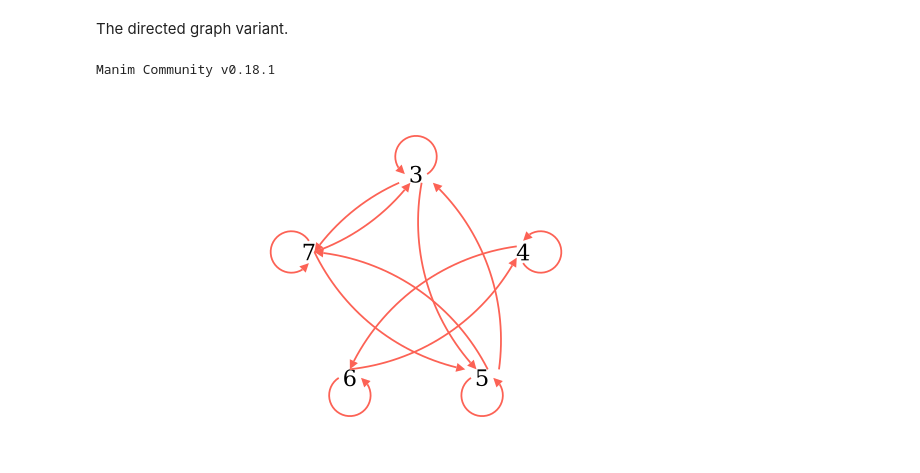
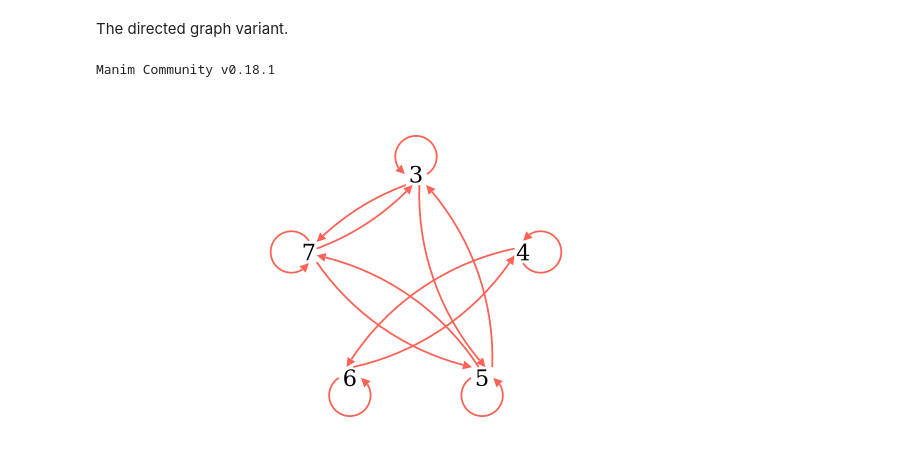
Before and after one commit to PhotonicGluon/NZQRC-Book, a Jupyter notebook: code/image_generation/part-0.ipynb, the cells around one changed output. Cells and saved outputs as stored; diff of their text form; code cells hidden in the pictures.

Commit message:
Improve directed graph of example 3.1.5 (i.e., figure 3.3(b))

```diff
--- a/code/image_generation/part-0.ipynb
+++ b/code/image_generation/part-0.ipynb
@@ -273,55 +273,76 @@ FONT_SIZE = 36
 RADIUS = 2.5  # Radius of pentagon
 OFFSET = np.pi / 2
 
+ELEMENT_POS_SHIFT = 0.05
 ARROW_STROKE_WIDTH = 4
-ARROW_START_SHIFT = 0.25
+ARROW_START_SHIFT = 0.15
 ARROW_TIP_SIZE = 0.2
 
 def pentagon_pos(i: int, offset: float = 0.0):
     return np.cos(-np.pi * 2 * i / 5 + offset), np.sin(-np.pi * 2 * i / 5 + offset)  # Done in clockwise manner
 
 
-class RelationDiagram(Scene):  # TODO: This can be improved...
+class RelationDiagram(Scene):
     def construct(self):
         # Create elements
         elements = ["3", "4", "5", "6", "7"]
         elements = [Text(elem, font_size=FONT_SIZE, color=BLACK) for elem in elements]
 
         # Determine element positions
         for i, elem in enumerate(elements):
             right, up = pentagon_pos(i, offset=OFFSET)
             elem.shift(right*RADIUS*RIGHT + up*RADIUS*UP)
 
+        element_reference_position = {
+            0: elements[0].get_bottom() + ELEMENT_POS_SHIFT*DOWN,
+            1: elements[1].get_left() + ELEMENT_POS_SHIFT*LEFT,
+            2: elements[2].get_top() + ELEMENT_POS_SHIFT*UP,
+            3: elements[3].get_top() + ELEMENT_POS_SHIFT*UP,
+            4: elements[4].get_right() + ELEMENT_POS_SHIFT*RIGHT
+        }
+
         # Add elements to a group
         elements = VGroup(*elements)
 
         # Create arrows
-        arrows = [
+        reflexive_arrows = [
             Arc(arc_center=elements[0].get_center() + 0.25*UP, start_angle=-np.pi/4, angle=3*np.pi/2, radius=0.35),
-            ArcBetweenPoints(elements[0].get_bottom() + (0.5*ARROW_START_SHIFT)*RIGHT, elements[2].get_top() + (0.5*ARROW_START_SHIFT)*LEFT, radius=5),
-            ArcBetweenPoints(elements[0].get_bottom() + (1.5*ARROW_START_SHIFT)*LEFT, elements[4].get_right(), radius=5),
             Arc(arc_center=elements[1].get_center() + 0.25*RIGHT, start_angle=-3*np.pi/4, angle=3*np.pi/2, radius=0.35),
-            ArcBetweenPoints(elements[1].get_left() + (0.5*ARROW_START_SHIFT)*UP, elements[3].get_top(), radius=5),
-            ArcBetweenPoints(elements[2].get_top() + (1.5*ARROW_START_SHIFT)*RIGHT, elements[0].get_bottom() + (1.5*ARROW_START_SHIFT)*RIGHT, radius=5),
             Arc(arc_center=elements[2].get_center() + 0.25*DOWN, start_angle=3*np.pi/4, angle=3*np.pi/2, radius=0.35),
-            ArcBetweenPoints(elements[2].get_top() + (0.5*ARROW_START_SHIFT)*RIGHT, elements[4].get_right(), radius=5),
-            ArcBetweenPoints(elements[3].get_top(), elements[1].get_left() + (0.5*ARROW_START_SHIFT)*DOWN, radius=5),
             Arc(arc_center=elements[3].get_center() + 0.25*DOWN, start_angle=3*np.pi/4, angle=3*np.pi/2, radius=0.35),
-            ArcBetweenPoints(elements[4].get_right(), elements[0].get_bottom() + (0.5*ARROW_START_SHIFT)*LEFT, radius=5),
-            ArcBetweenPoints(elements[4].get_right(), elements[2].get_top() + (1.5*ARROW_START_SHIFT)*LEFT, radius=5),
             Arc(arc_center=elements[4].get_center() + 0.25*LEFT, start_angle=np.pi/4, angle=3*np.pi/2, radius=0.35),
         ]
+
+        inter_element_relations = {
+            (0, 2): ((0.5*ARROW_START_SHIFT)*RIGHT, (0.5*ARROW_START_SHIFT)*RIGHT),
+            (0, 4): ((1.5*ARROW_START_SHIFT)*LEFT, (1.5*ARROW_START_SHIFT)*UP),
+            (1, 3): ((0.5*ARROW_START_SHIFT)*UP, (0.5*ARROW_START_SHIFT)*LEFT),
+            (2, 0): ((1.5*ARROW_START_SHIFT)*RIGHT, (1.5*ARROW_START_SHIFT)*RIGHT),
+            (2, 4): ((0.5*ARROW_START_SHIFT)*LEFT, (0.5*ARROW_START_SHIFT)*DOWN),
+            (3, 1): ((0.5*ARROW_START_SHIFT)*RIGHT, (0.5*ARROW_START_SHIFT)*DOWN),
+            (4, 0): ((0.5*ARROW_START_SHIFT)*UP, (0.5*ARROW_START_SHIFT)*LEFT),
+            (4, 2): ((1.5*ARROW_START_SHIFT)*DOWN, (1.5*ARROW_START_SHIFT)*LEFT)
+        }
+        inter_element_arrows = [
+            ArcBetweenPoints(
+                element_reference_position[i] + adj_i,
+                element_reference_position[j] + adj_j,
+                radius = 6
+            )
+            for (i, j), (adj_i, adj_j) in inter_element_relations.items()
+        ]
+        arrows = [*reflexive_arrows, *inter_element_arrows]
 
         for arrow in arrows:
             arrow.set_color(RED)
             arrow.add_tip(tip_length=ARROW_TIP_SIZE, tip_width=ARROW_TIP_SIZE)
 
         arrows = VGroup(*arrows)
 
         # Add all elements to the scene
         group = Group(elements, arrows)
         group.center()
         self.add(group)
 # %% [output]
 Manim Community v0.18.1
-[figure, old version]
+[figure, new version]
```
Also changed, not shown: 1 other file.
